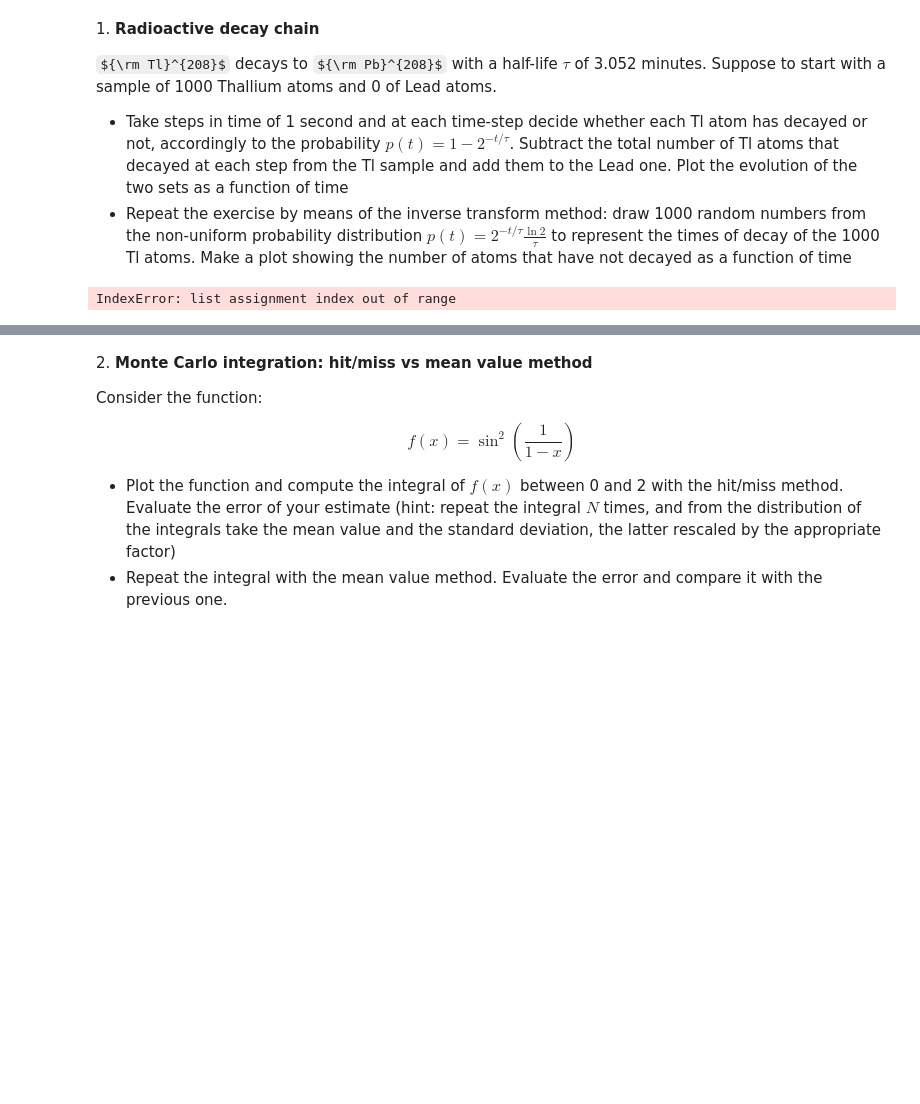
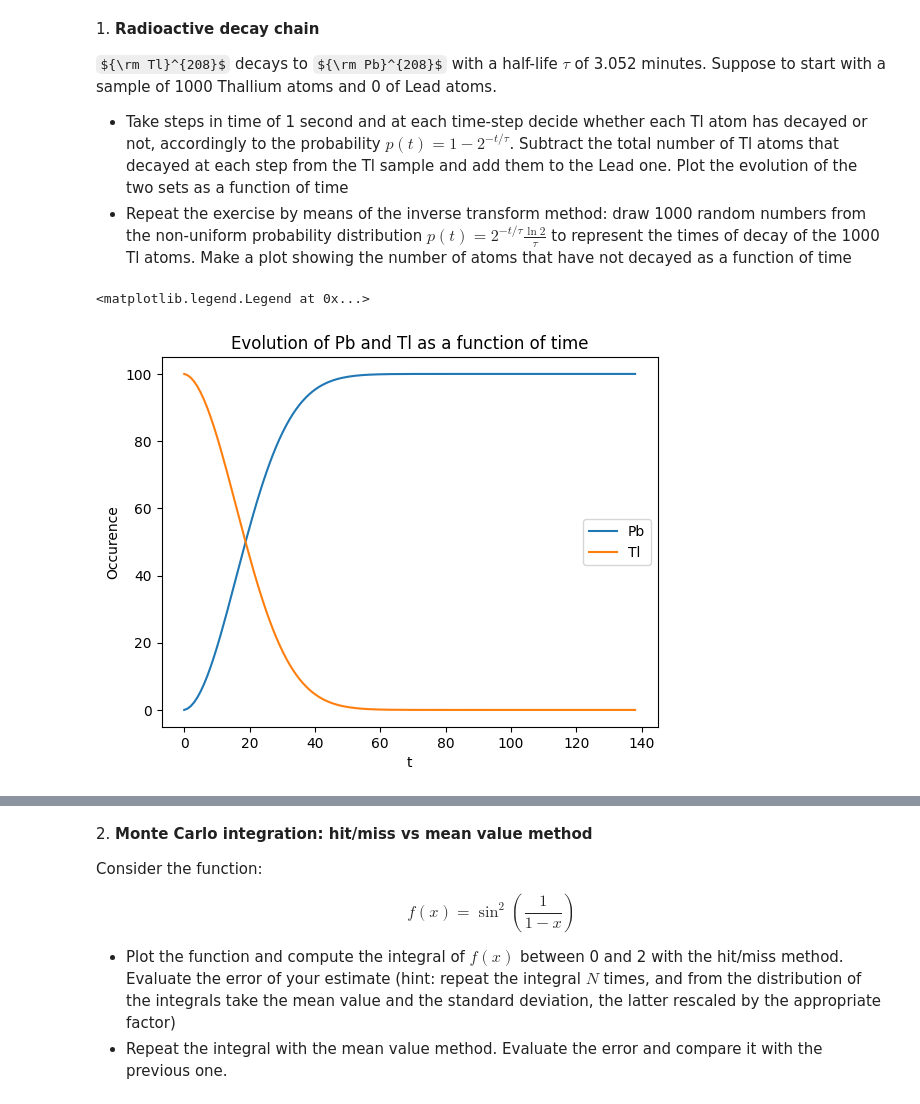
Before and after one commit to anaisbattut/ScientificComputingWithPython2022, a Jupyter notebook: 11ex_montecarlo.ipynb, the cells around one changed output, grey strips where cells are left out. Drawn from its saved outputs; the diff is of its cells as text; code cells hidden in the pictures; some formulas as TeX source; blank space fills up the shorter version.

```diff
--- a/11ex_montecarlo.ipynb
+++ b/11ex_montecarlo.ipynb
@@ -6,29 +6,41 @@ ${\rm Tl}^{208}$ decays to ${\rm Pb}^{208}$ with a half-life $\tau$ of 3.052 min
 * Take steps in time of 1 second and at each time-step decide whether each Tl atom has decayed or not, accordingly to the probability $p(t)=1-2^{-t/\tau}$. Subtract the total number of Tl atoms that decayed at each step from the Tl sample and add them to the Lead one. Plot the evolution of the two sets as a function of time
 * Repeat the exercise by means of the inverse transform method: draw 1000 random numbers from the non-uniform probability distribution $p(t)=2^{-t/\tau}\frac{\ln 2}{\tau}$ to represent the times of decay of the 1000 Tl atoms. Make a plot showing the number of atoms that have not decayed as a function of time
 # %%
+import matplotlib.pyplot as plt
+import numpy as np
+
 Tl = []
 Pb = []
 
-#From minute to seconds
-tho = 3.052*60
-
 #At t=0, we have a sample of 1000 Thallium and 0 of Lead atoms
-Tl.append(1000)
+#my computer does not support 1000 Thallium so I put 100..
+Tl.append(100)
 Pb.append(0)
 
 #probability
 def p(t):
+    #From minute to seconds
+    tho = 3.052*60
     return 1 - 2**(-t/tho)
 
 #at each time-step (1 second) we need to decide whether each Tl atome has
 #decayed or not
 t = 1
-while Pb[t-1] < 1000:
+while Pb[t-1] < 100:
     decayed = Tl[t-1]*p(t)
     Tl.append(Tl[t-1] - decayed)
     Pb.append(Pb[t-1] + decayed)
-    Tl[t] =
-    Pb[t] =
     t = t + 1
+
+#We plot the evolution of the two sets as a function of time
+fig = plt.figure()
+x = np.linspace(0, t, t)
+plt.title("Evolution of Pb and Tl as a function of time")
+plt.xlabel("t")
+plt.ylabel("Occurence")
+plt.plot(x, Pb, label = "Pb")
+plt.plot(x, Tl, label = "Tl")
+plt.legend(loc="best")
 # %% [output]
-IndexError: list assignment index out of range
+<matplotlib.legend.Legend at 0x...>
+[figure, added]
```
Also changed, not shown: parts of 5 cells of this notebook, 3 other files.
